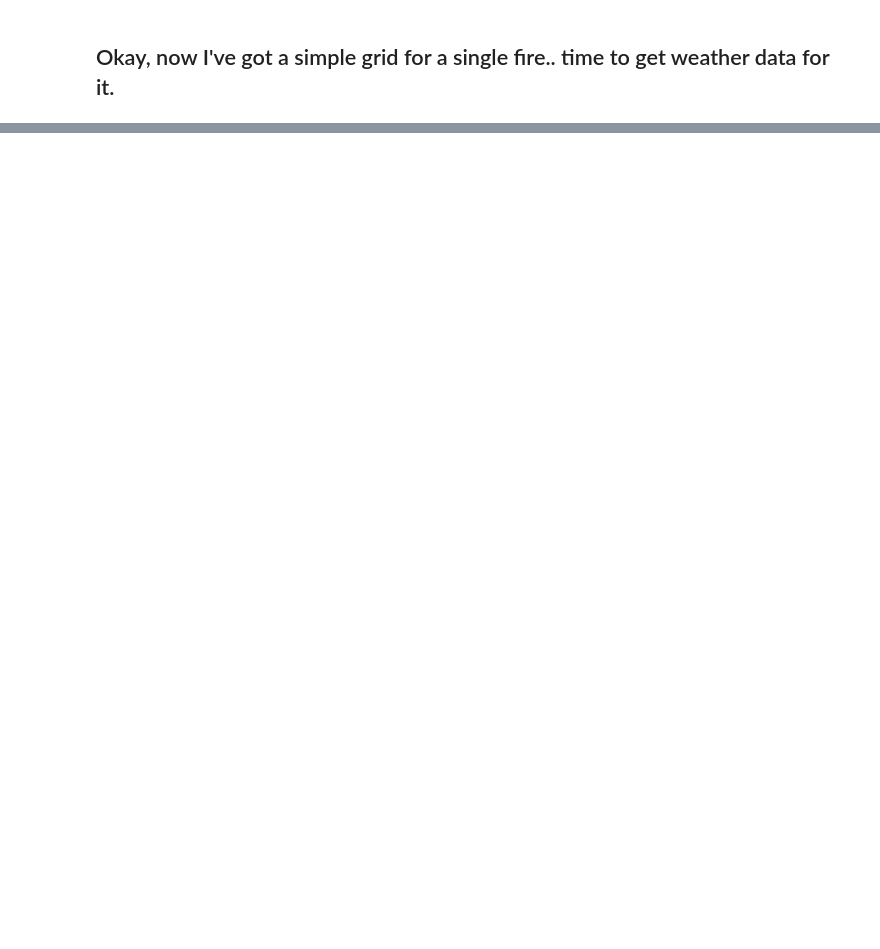
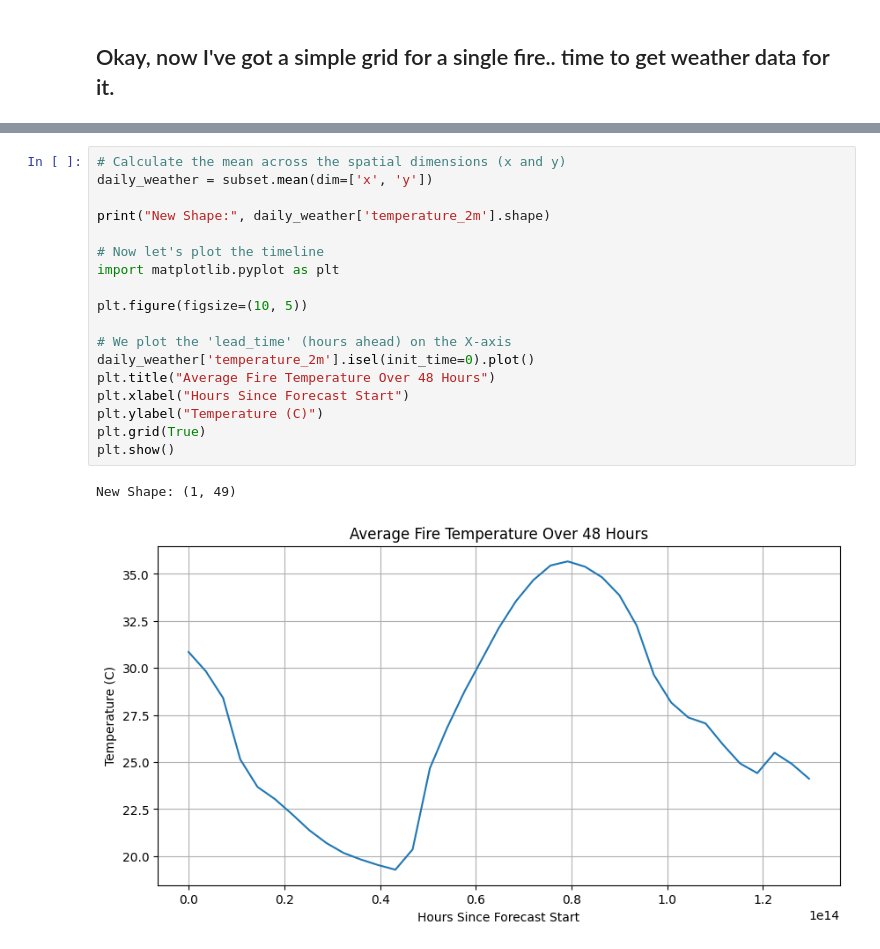
Before and after one commit to dgorin1/wildfire_ml_project, a Jupyter notebook: notebooks/data_exploration.ipynb, the cells around one changed output, grey strips where cells are left out. Cells and saved outputs as stored; diff of their text form; blank space fills up the shorter version.

```diff
--- a/notebooks/data_exploration.ipynb
+++ b/notebooks/data_exploration.ipynb
@@ -62,0 +175,21 @@ print(f"Need Weather from: {start_time} to {end_time}")
+# %%
+# Calculate the mean across the spatial dimensions (x and y)
+daily_weather = subset.mean(dim=['x', 'y'])
+
+print("New Shape:", daily_weather['temperature_2m'].shape)
+
+# Now let's plot the timeline
+import matplotlib.pyplot as plt
+
+plt.figure(figsize=(10, 5))
+
+# We plot the 'lead_time' (hours ahead) on the X-axis
+daily_weather['temperature_2m'].isel(init_time=0).plot()
+plt.title("Average Fire Temperature Over 48 Hours")
+plt.xlabel("Hours Since Forecast Start")
+plt.ylabel("Temperature (C)")
+plt.grid(True)
+plt.show()
+# %% [output]
+New Shape: (1, 49)
+[figure, added]
```
Also changed, not shown: parts of 10 cells of this notebook.
